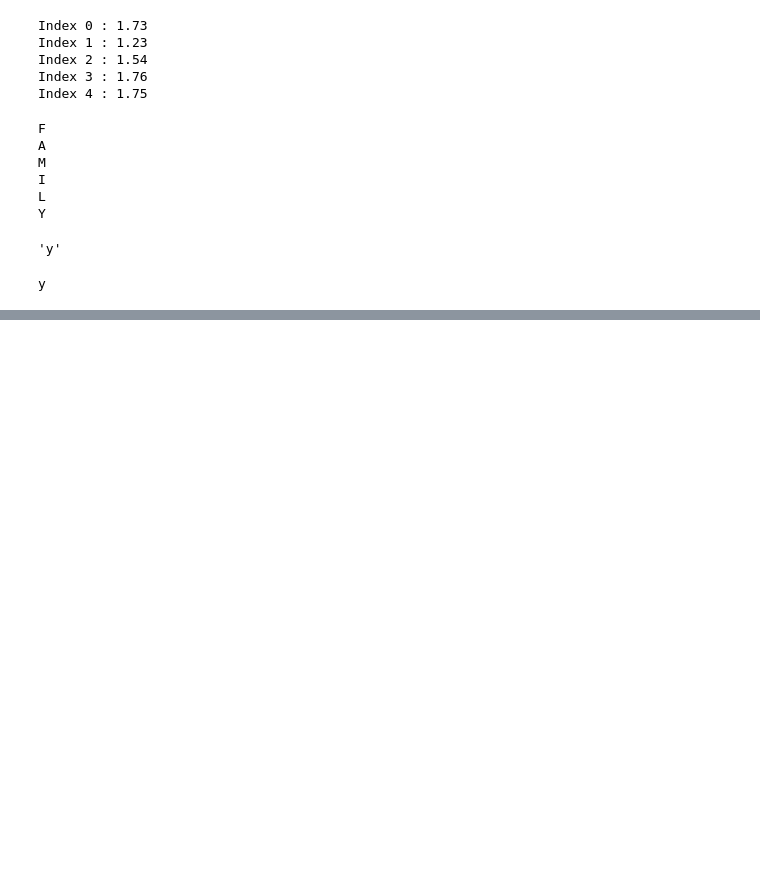
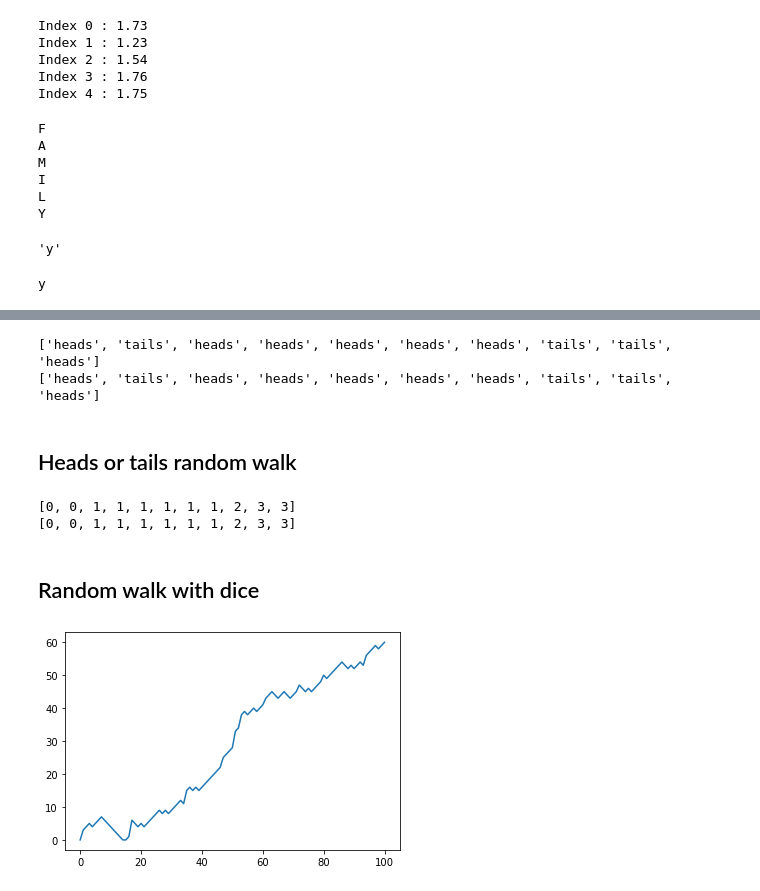
Before and after one commit to Jaywomack/jupyter_notebook_practice, a Jupyter notebook: Intermediate Python for Data Science Data Camp Code along.ipynb, the cells around one changed output, grey strips where cells are left out. Drawn from its saved outputs; the diff is of its cells as text; code cells hidden in the pictures; blank space fills up the shorter version.

Commit message:
working through capstone for intermediate python

```diff
--- a/Intermediate Python for Data Science Data Camp Code along.ipynb
+++ b/Intermediate Python for Data Science Data Camp Code along.ipynb
@@ -288,0 +318,79 @@ y
+# %%
+# import numpy as np
+import numpy as np
+# by setting the seed the random number is reproducible because when you set the seed everytime it uses the seed
+# to produce the random number
+np.random.seed(123)
+# create an empty list
+outcomes = []
+# for loop that will append the strings heads or tails to the outcomes list depending on whether the random number
+# is a 0 or a 1
+for x in range(10):
+    coin = np.random.randint(0,2)
+    if coin == 0 :
+        outcomes.append('heads')
+    else :
+        outcomes.append("tails")
+# print outcomes twice and both lists are identical because the np.random.seed(123) is set the same for both iteration
+# through the range
+print(outcomes)
+print(outcomes)
+# %% [output]
+['heads', 'tails', 'heads', 'heads', 'heads', 'heads', 'heads', 'tails', 'tails', 'heads']
+['heads', 'tails', 'heads', 'heads', 'heads', 'heads', 'heads', 'tails', 'tails', 'heads']
+# %% [markdown]
+## Heads or tails random walk
+# %%
+import numpy as np
+np.random.seed(123)
+tails = [0]
+for x in range(10):
+    coin = np.random.randint(0,2)
+    tails.append(tails[x] + coin)
+
+print(tails)
+print(tails)
+# %% [output]
+[0, 0, 1, 1, 1, 1, 1, 1, 2, 3, 3]
+[0, 0, 1, 1, 1, 1, 1, 1, 2, 3, 3]
+# %% [markdown]
+## Random walk with dice
+# %%
+import numpy as np
+import matplotlib.pyplot as plt
+# allow the line graph to be show inline
+%matplotlib inline
+
+# sets the seed so that the random numbers are reproducible as long as the seed is the same each time
+np.random.seed(123)
+# initialize a list with the value of 0
+random_walk = [0]
+
+# for loop that will iterate 100 times and each time will increase the step by 1 if the roll is greater than 2 but
+# not 6 and will decrease the step by one if the number is 2 or less. if the number is 6 then the step will increase
+# by the number that is rolled
+for x in range(100):
+    # sets the step as the last value of the list
+    step = random_walk[-1]
+    # creates a random number between 1-6 and sets the value of dice = to that number
+    dice = np.random.randint(1,7)
+
+    # if < 2 then step -1
+    if dice <= 2:
+        # uses max to ensure that the step can not go below 0
+        step = max(0,step -1)
+        # if less than 5 greater than 2 step + 1
+    elif dice <= 5:
+        step = step + 1
+        # if a 6 step plus a random number on the dice
+    else:
+        step = step + np.random.randint(1,7)
+
+        # append the last step to the list
+    random_walk.append(step)
+
+# plot and show the list random_walk
+plt.plot(random_walk)
+plt.show()
+# %% [output]
+[figure, added]
```
Also changed, not shown: parts of 4 cells of this notebook, 1 other file.
